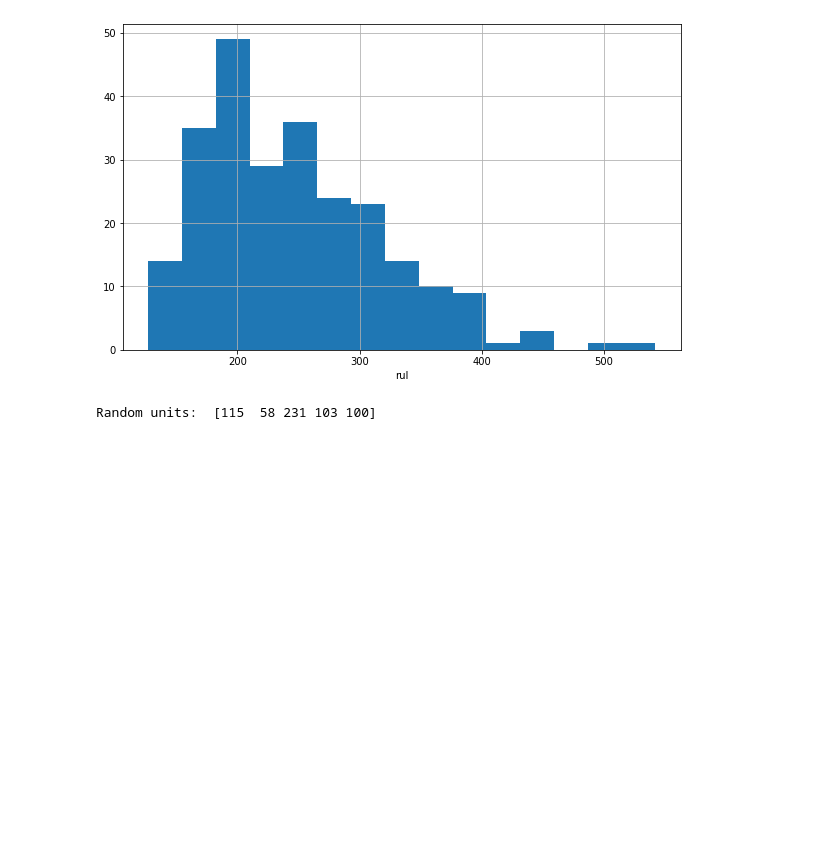
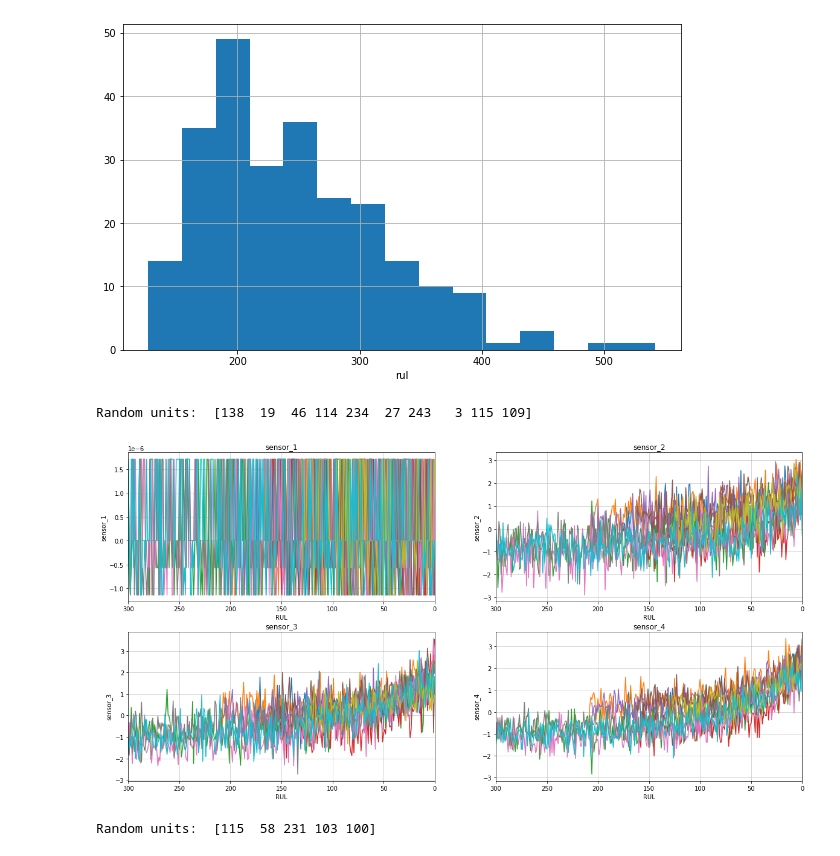
Before and after one commit to TomislavZupanovic/AWSBlackBelt-Capstone, a Jupyter notebook: EDA_notebooks/initial_phase.ipynb, the cells around one changed output. Saved outputs shown, nothing was run; the diff lists cells and outputs as text; code cells hidden in the pictures; blank space fills up the shorter version.

```diff
--- a/EDA_notebooks/initial_phase.ipynb
+++ b/EDA_notebooks/initial_phase.ipynb
@@ -173,6 +292,12 @@ plot_condition_stats(conditioned_stats, sensor='sensor_3')
 plot_histogram(data, 'rul')
 # %% [output]
 [figure]
+# %%
+sensors = ['sensor_1', 'sensor_2', 'sensor_3', 'sensor_4']
+plot_sensors(standardized_data, sensors)
+# %% [output]
+Random units:  [138  19  46 114 234  27 243   3 115 109]
+[figure, added]
 # %%
 condition = 1
 sensors = ['sensor_1', 'sensor_2', 'sensor_3', 'sensor_4']
```
Also changed, not shown: parts of 6 cells of this notebook, 1 other file.
